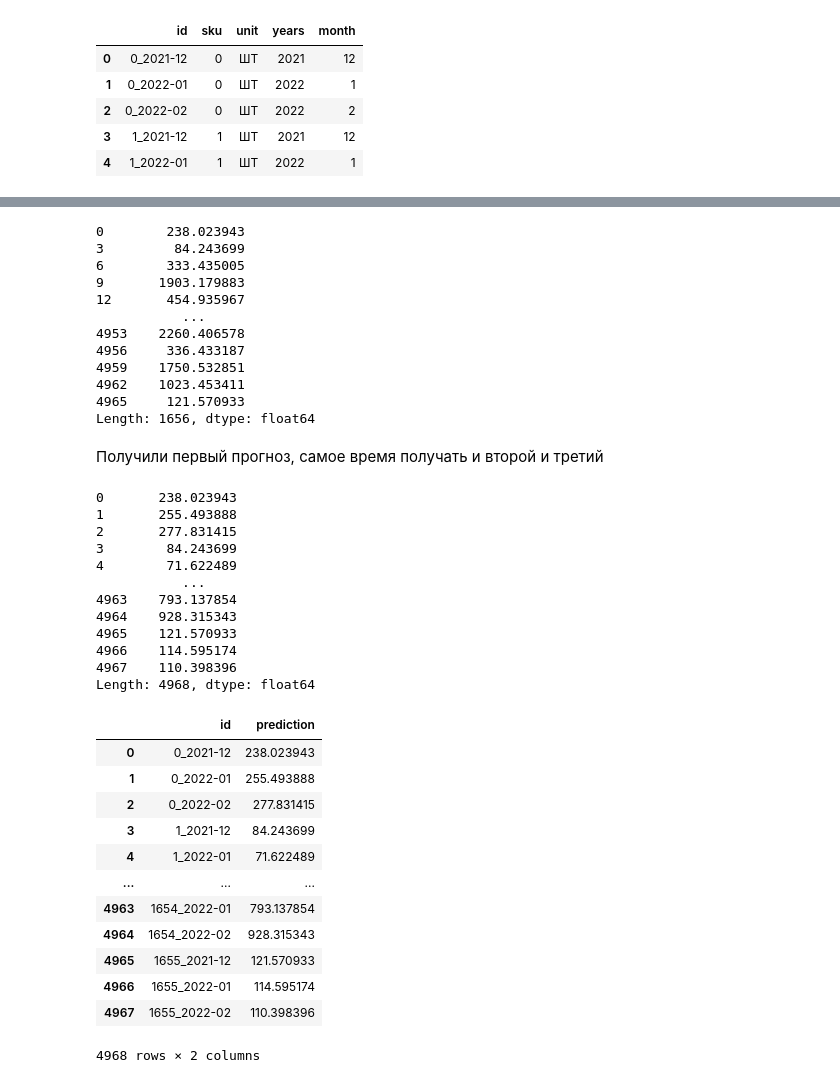
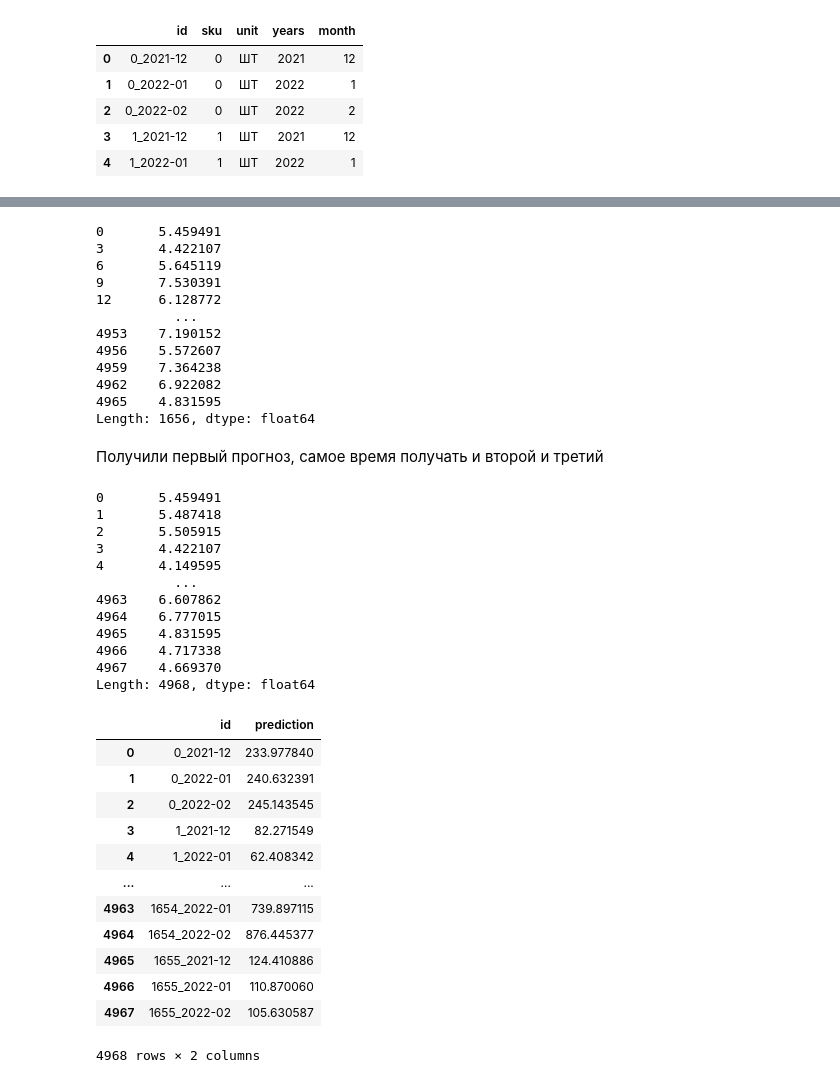
Before and after one commit to HEYDA4HNK/mamo-2026, a Jupyter notebook: TestGetValue.ipynb, the cells around one changed output, grey strips where cells are left out. Saved outputs shown, nothing was run; the diff lists cells and outputs as text; code cells hidden in the pictures.

```diff
--- a/TestGetValue.ipynb
+++ b/TestGetValue.ipynb
@@ -54,6 +54,7 @@ splittedData = splitter.transform(fillDataFrame)
 dateSplitter = mu.SplitDateOnYearsMonth()
 transformedFillData = dateSplitter.transform(splittedData)
 transformedFillData.loc[transformedFillData['resultValue'] < 0, 'resultValue'] = 0
+transformedFillData['resultValue'] = np.log(transformedFillData['resultValue'] + 1)
 print(len(transformedFillData.loc[transformedFillData['resultValue'] < 0, 'resultValue']))
 transformedFillData.head(40)
 # %% [output]
@@ -223,17 +224,17 @@ predict_1 = pd.Series(bestForest_1.predict(scaled_X_test_1), index = scaled_X_te
 # %%
 predict_1
 # %% [output]
-0        238.023943
-3         84.243699
-6        333.435005
-9       1903.179883
-12       454.935967
-           ...
-4953    2260.406578
-4956     336.433187
-4959    1750.532851
-4962    1023.453411
-4965     121.570933
+0       5.459491
+3       4.422107
+6       5.645119
+9       7.530391
+12      6.128772
+          ...
+4953    7.190152
+4956    5.572607
+4959    7.364238
+4962    6.922082
+4965    4.831595
 Length: 1656, dtype: float64
 # %% [markdown]
 Получили первый прогноз, самое время получать и второй и третий
@@ -249,35 +250,36 @@ predict_3 = pd.Series(bestForest_3.predict(scaled_X_test_3), index = scaled_X_te
 allPrediction = pd.concat([predict_1, predict_2, predict_3]).sort_index()
 allPrediction
 # %% [output]
-0       238.023943
-1       255.493888
-2       277.831415
-3        84.243699
-4        71.622489
-           ...
-4963    793.137854
-4964    928.315343
-4965    121.570933
-4966    114.595174
-4967    110.398396
+0       5.459491
+1       5.487418
+2       5.505915
+3       4.422107
+4       4.149595
+          ...
+4963    6.607862
+4964    6.777015
+4965    4.831595
+4966    4.717338
+4967    4.669370
 Length: 4968, dtype: float64
 # %%
 result = ids.copy()
 result['prediction'] = allPrediction.round(9)
+result['prediction'] = np.expm1(result['prediction'])
 result
 # %% [output]
 |  | id | prediction |
-| 0 | 0_2021-12 | 238.023943 |
-| 1 | 0_2022-01 | 255.493888 |
-| 2 | 0_2022-02 | 277.831415 |
-| 3 | 1_2021-12 | 84.243699 |
-| 4 | 1_2022-01 | 71.622489 |
+| 0 | 0_2021-12 | 233.977840 |
+| 1 | 0_2022-01 | 240.632391 |
+| 2 | 0_2022-02 | 245.143545 |
+| 3 | 1_2021-12 | 82.271549 |
+| 4 | 1_2022-01 | 62.408342 |
 | ... | ... | ... |
-| 4963 | 1654_2022-01 | 793.137854 |
-| 4964 | 1654_2022-02 | 928.315343 |
-| 4965 | 1655_2021-12 | 121.570933 |
-| 4966 | 1655_2022-01 | 114.595174 |
-| 4967 | 1655_2022-02 | 110.398396 |
+| 4963 | 1654_2022-01 | 739.897115 |
+| 4964 | 1654_2022-02 | 876.445377 |
+| 4965 | 1655_2021-12 | 124.410886 |
+| 4966 | 1655_2022-01 | 110.870060 |
+| 4967 | 1655_2022-02 | 105.630587 |
 4968 rows × 2 columns
 # %%
 result.to_csv('data/predict.csv', index=False)
```
Also changed, not shown: parts of 3 cells of this notebook, 5 other files.
